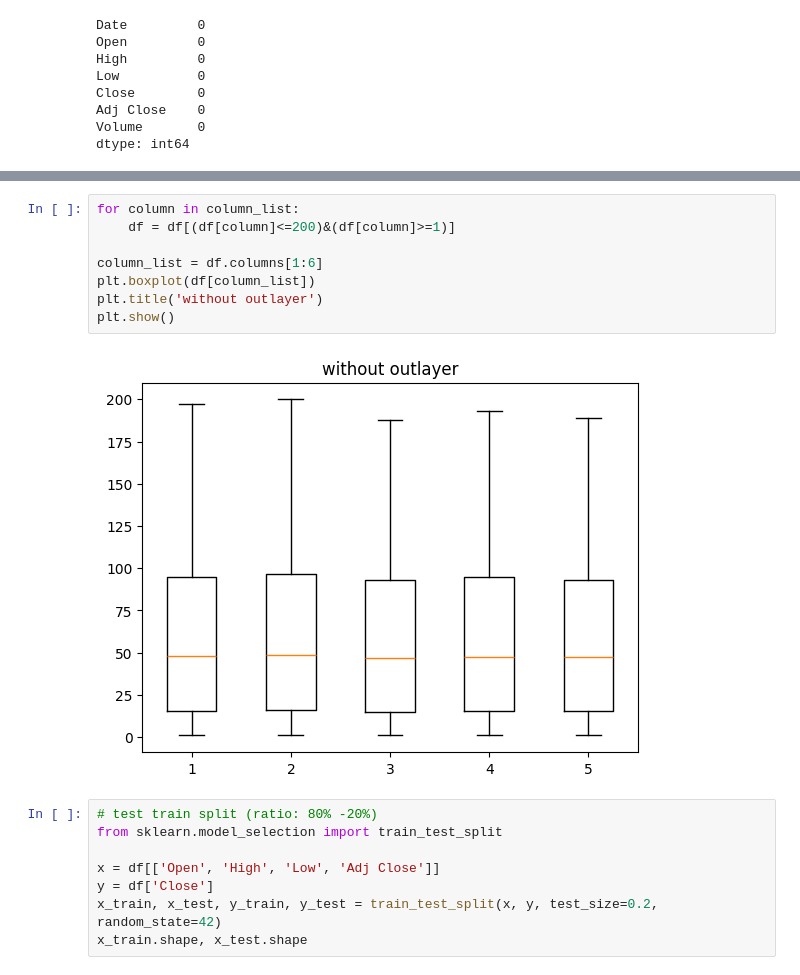
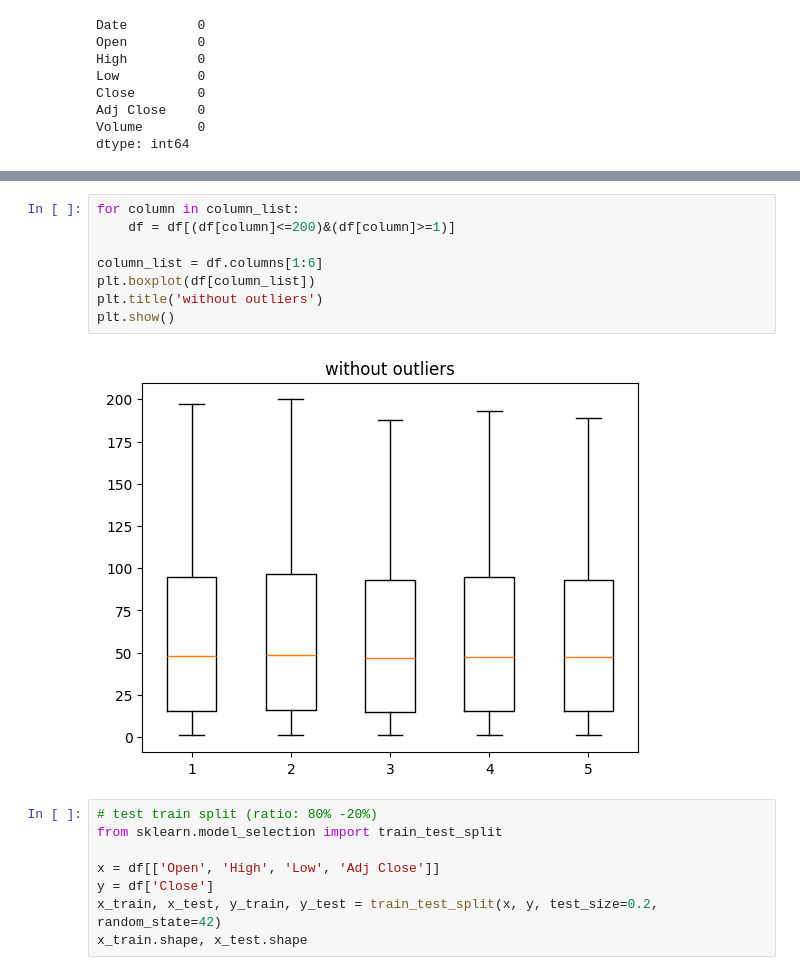
Before and after one commit to mohitnandaniya/Data-Science, a Jupyter notebook: P1/Pridecting_RPower_Prices.ipynb, the cells around one changed output, grey strips where cells are left out. Cells and saved outputs as stored; diff of their text form.

```diff
--- a/P1/Pridecting_RPower_Prices.ipynb
+++ b/P1/Pridecting_RPower_Prices.ipynb
@@ -59,13 +59,13 @@ plt.show()
 # %%
 for column in column_list:
     df = df[(df[column]<=200)&(df[column]>=1)]
 
 column_list = df.columns[1:6]
 plt.boxplot(df[column_list])
-plt.title('without outlayer')
+plt.title('without outliers')
 plt.show()
 # %% [output]
-[figure, old version]
+[figure, new version]
 # %%
 # test train split (ratio: 80% -20%)
 from sklearn.model_selection import train_test_split
```
Also changed, not shown: parts of 1 cell of this notebook, 4 other files.
